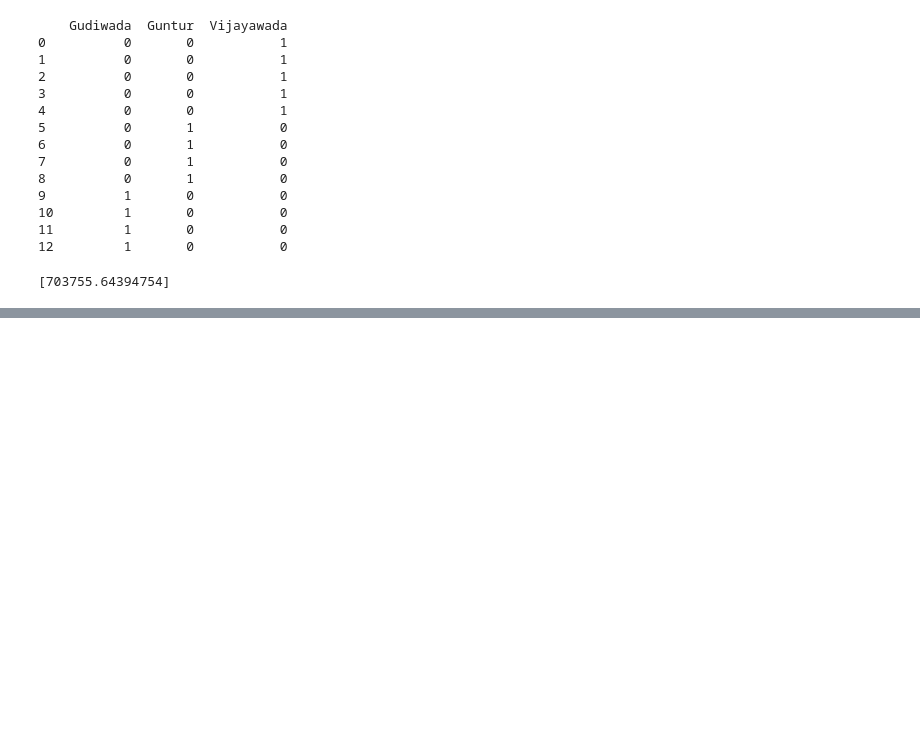
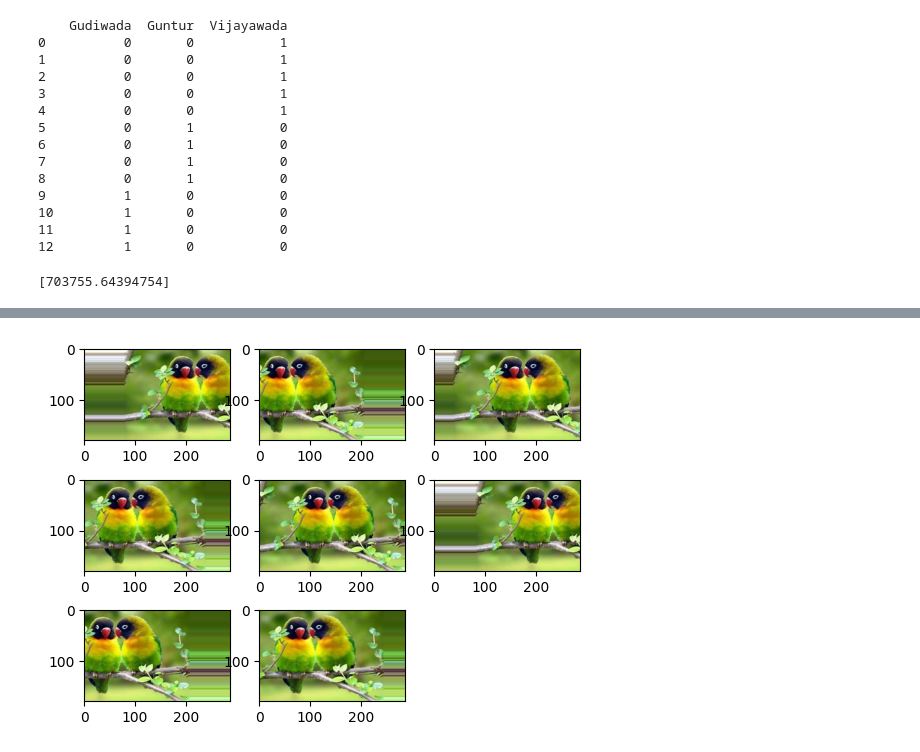
Before and after one commit to RamyaSri2222/Data-Science, a Jupyter notebook: pratices.ipynb, the cells around one changed output, grey strips where cells are left out. Cells and saved outputs as stored; diff of their text form; code cells hidden in the pictures; blank space fills up the shorter version.

```diff
--- a/pratices.ipynb
+++ b/pratices.ipynb
@@ -902,0 +616,24 @@ print(model.score(x_test,y_test))
+# %%
+from tensorflow.keras.utils import load_img
+from tensorflow.keras.utils import save_img
+from tensorflow.keras.utils import img_to_array
+import matplotlib.pyplot as plt
+from numpy import expand_dims
+
+from tensorflow.keras.preprocessing.image import ImageDataGenerator
+import matplotlib.pyplot as plt
+df=load_img("birds.jpeg")
+m=img_to_array(df)
+save_img("birds1.jpeg",m)
+
+x=expand_dims(m,0)
+model=ImageDataGenerator(height_shift_range=0.5)
+it=model.flow(x,batch_size=1)
+for i in range(1,9):
+        plt.subplot(330+i)
+        batch=next(it)
+        image=batch[0].astype("uint8")
+        plt.imshow(image)
+plt.show()
+# %% [output]
+[figure, added]
```
Also changed, not shown: parts of 23 cells of this notebook.
